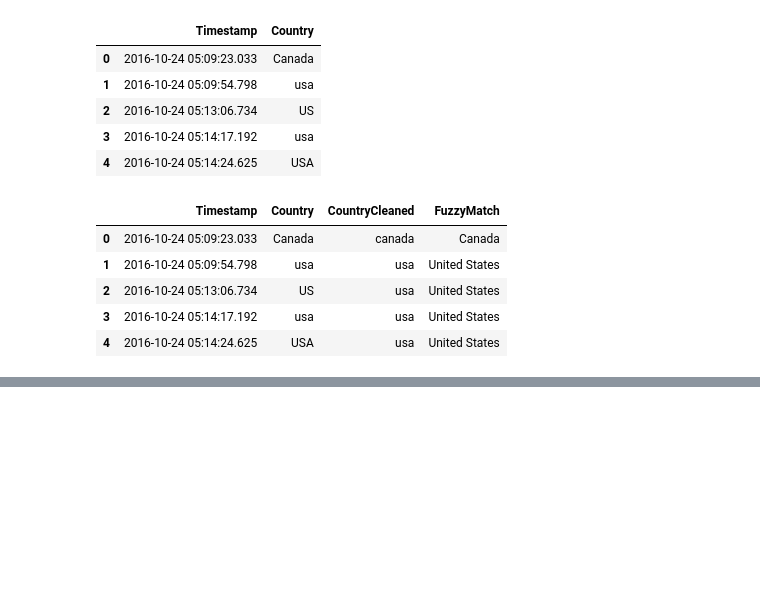
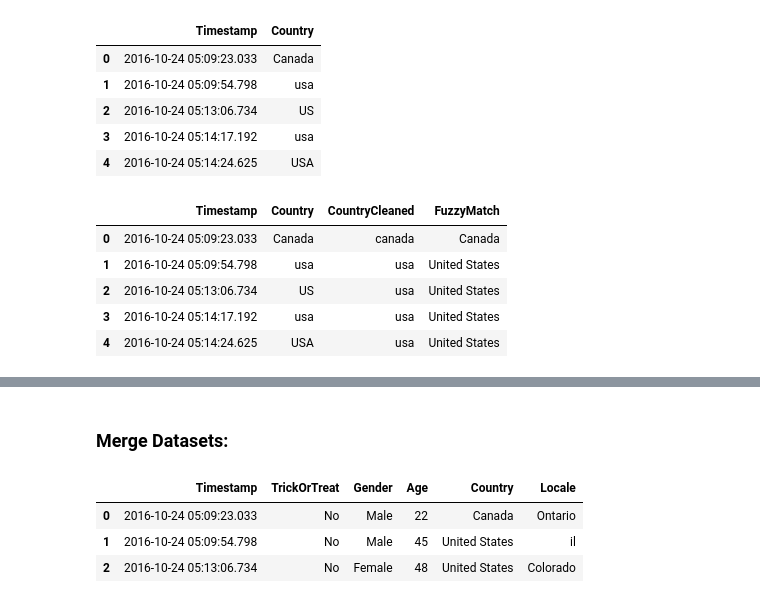
Before and after one commit to ScottBreitbach/DSC540, a Jupyter notebook: Weeks7-8/Test2.ipynb, the cells around one changed output, grey strips where cells are left out. Cells and saved outputs as stored; diff of their text form; code cells hidden in the pictures; blank space fills up the shorter version.

```diff
--- a/Weeks7-8/Test2.ipynb
+++ b/Weeks7-8/Test2.ipynb
@@ -52,2 +54,8 @@ dfLite = df.loc[:, :df.columns[105]]
+# %%
+oldCols = list(df.columns[0:6])
+newCols = ['Timestamp', 'TrickOrTreat', 'Gender', 'Age', 'Country', 'Locale']
+dictCols = dict(zip(oldCols, newCols))
+# %%
+dfLite.rename(columns=dictCols, inplace=True)
 # %% [markdown]
 ### Clean up Country names:
@@ -127,3 +134,5 @@ tempDF[tempDF['FuzzyMatch'].isnull()]
 | 1156 | 2016-10-27 13:53:10.380 | Not the USA or Canada | not the usa or canada | NaN | Not the USA or Canada |
 | 1186 | 2016-10-27 15:14:24.219 | United States of America | united states of america | NaN | United States of America |
 | 1193 | 2016-10-27 15:49:33.782 | Denial | denial | NaN | Denial |
+# %% [markdown]
+### Merge Datasets:
@@ -129,0 +141,7 @@ tempDF[tempDF['FuzzyMatch'].isnull()]
+# %%
+dfLite.iloc[0:3, 0:6]
+# %% [output]
+|  | Timestamp | TrickOrTreat | Gender | Age | Country | Locale |
+| 0 | 2016-10-24 05:09:23.033 | No | Male | 22 | Canada | Ontario |
+| 1 | 2016-10-24 05:09:54.798 | No | Male | 45 | United States | il |
+| 2 | 2016-10-24 05:13:06.734 | No | Female | 48 | United States | Colorado |
```
Also changed, not shown: parts of 11 cells of this notebook.
